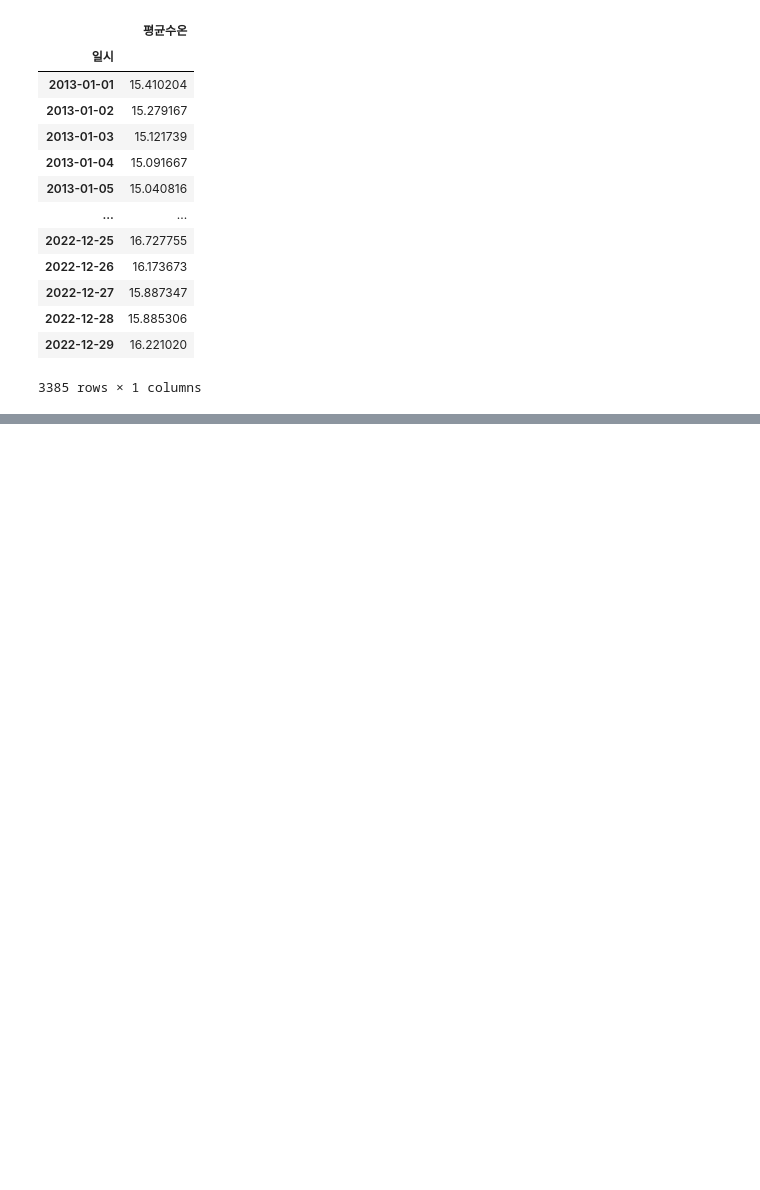
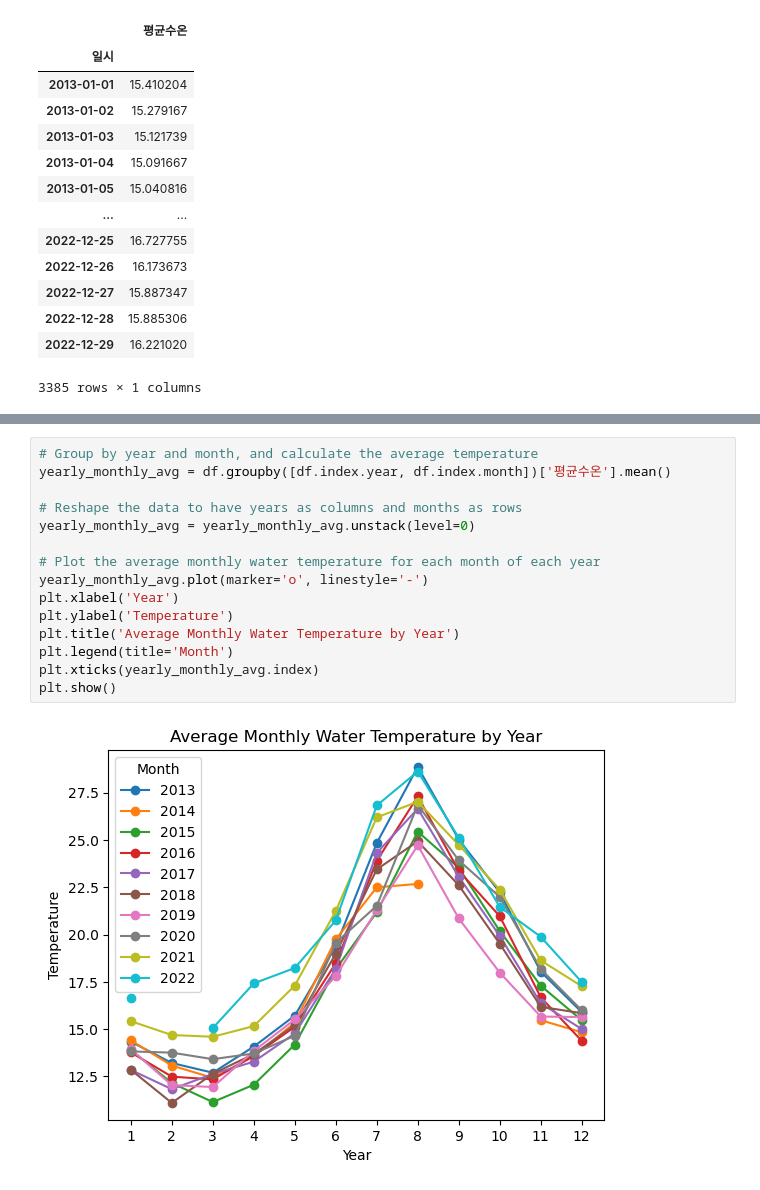
Before and after one commit to eshehh/K1109_Py_Class_Lab, a Jupyter notebook: testpyt/0523_test2.ipynb, the cells around one changed output, grey strips where cells are left out. Saved outputs shown, nothing was run; the diff lists cells and outputs as text; blank space fills up the shorter version.

```diff
--- a/testpyt/0523_test2.ipynb
+++ b/testpyt/0523_test2.ipynb
@@ -74,0 +128,17 @@ df
+# %%
+# Group by year and month, and calculate the average temperature
+yearly_monthly_avg = df.groupby([df.index.year, df.index.month])['평균수온'].mean()
+
+# Reshape the data to have years as columns and months as rows
+yearly_monthly_avg = yearly_monthly_avg.unstack(level=0)
+
+# Plot the average monthly water temperature for each month of each year
+yearly_monthly_avg.plot(marker='o', linestyle='-')
+plt.xlabel('Year')
+plt.ylabel('Temperature')
+plt.title('Average Monthly Water Temperature by Year')
+plt.legend(title='Month')
+plt.xticks(yearly_monthly_avg.index)
+plt.show()
+# %% [output]
+[figure, added]
```
Also changed, not shown: parts of 13 cells of this notebook, 3 other files.
